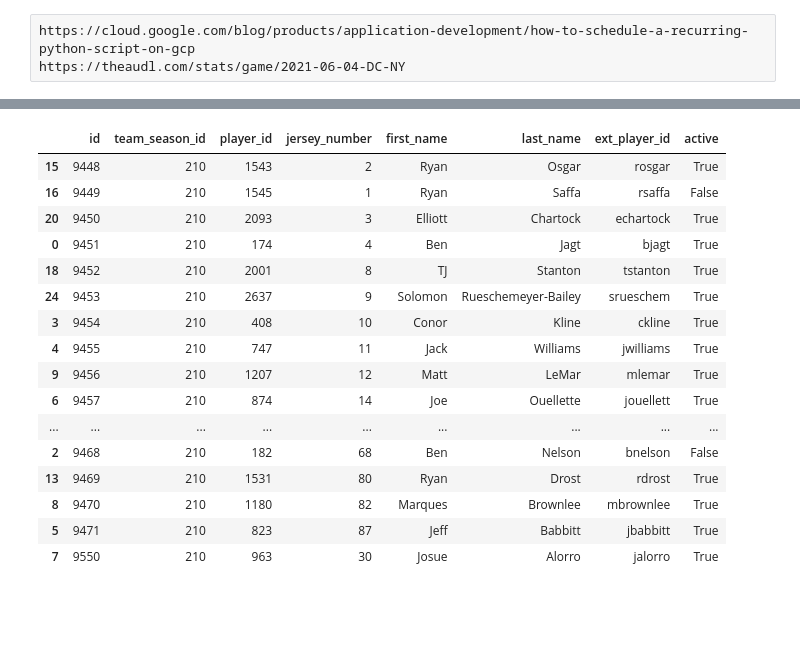
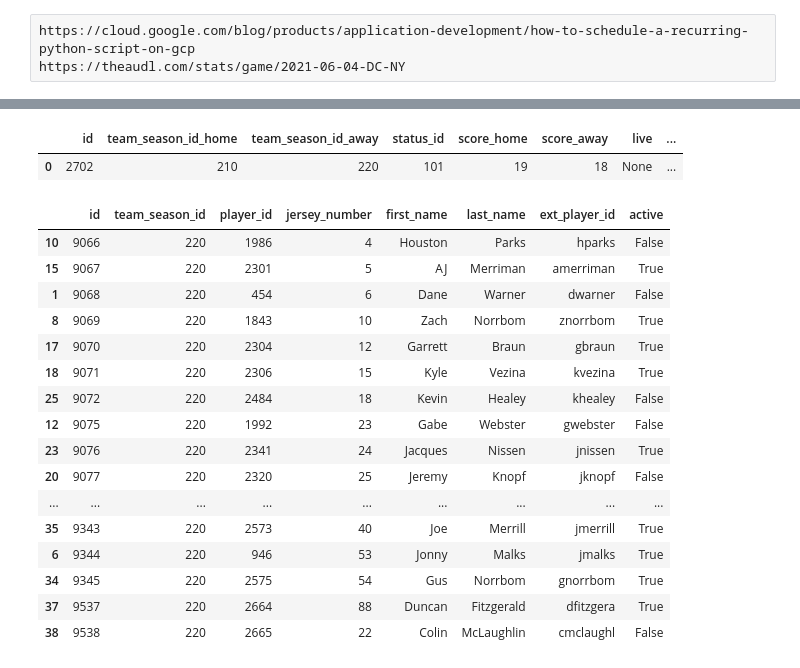
Before and after one commit to JohnLithio/AUDL-Advanced-Stats, a Jupyter notebook: Exploration.ipynb, the cells around one changed output, grey strips where cells are left out. Cells and saved outputs as stored; diff of their text form; code cells hidden in the pictures; blank space fills up the shorter version.

```diff
--- a/Exploration.ipynb
+++ b/Exploration.ipynb
@@ -25,22 +28,27 @@ s.get_game_urls(override=False)[:5]
 # %%
-g = audl.Game(s.game_urls[0])
+g = audl.Game(s.games["url"].iloc[0])
+# %%
+g.get_game_info()
+# %% [output]
+|  | id | team_season_id_home | team_season_id_away | status_id | score_home | score_away | live | ... |
+| 0 | 2702 | 210 | 220 | 101 | 19 | 18 | None | ... |
 # %%
-g.get_home_roster().sort_values(["id"])
+g.get_away_roster().sort_values(["id"])
 # %% [output]
 |  | id | team_season_id | player_id | jersey_number | first_name | last_name | ext_player_id | active |
-| 15 | 9448 | 210 | 1543 | 2 | Ryan | Osgar | rosgar | True |
-| 16 | 9449 | 210 | 1545 | 1 | Ryan | Saffa | rsaffa | False |
-| 20 | 9450 | 210 | 2093 | 3 | Elliott | Chartock | echartock | True |
-| 0 | 9451 | 210 | 174 | 4 | Ben | Jagt | bjagt | True |
-| 18 | 9452 | 210 | 2001 | 8 | TJ | Stanton | tstanton | True |
-| 24 | 9453 | 210 | 2637 | 9 | Solomon | Rueschemeyer-Bailey | srueschem | True |
-| 3 | 9454 | 210 | 408 | 10 | Conor | Kline | ckline | True |
-| 4 | 9455 | 210 | 747 | 11 | Jack | Williams | jwilliams | True |
-| 9 | 9456 | 210 | 1207 | 12 | Matt | LeMar | mlemar | True |
-| 6 | 9457 | 210 | 874 | 14 | Joe | Ouellette | jouellett | True |
+| 10 | 9066 | 220 | 1986 | 4 | Houston | Parks | hparks | False |
+| 15 | 9067 | 220 | 2301 | 5 | AJ | Merriman | amerriman | True |
+| 1 | 9068 | 220 | 454 | 6 | Dane | Warner | dwarner | False |
+| 8 | 9069 | 220 | 1843 | 10 | Zach | Norrbom | znorrbom | True |
+| 17 | 9070 | 220 | 2304 | 12 | Garrett | Braun | gbraun | True |
+| 18 | 9071 | 220 | 2306 | 15 | Kyle | Vezina | kvezina | True |
+| 25 | 9072 | 220 | 2484 | 18 | Kevin | Healey | khealey | False |
+| 12 | 9075 | 220 | 1992 | 23 | Gabe | Webster | gwebster | False |
+| 23 | 9076 | 220 | 2341 | 24 | Jacques | Nissen | jnissen | True |
+| 20 | 9077 | 220 | 2320 | 25 | Jeremy | Knopf | jknopf | False |
 | ... | ... | ... | ... | ... | ... | ... | ... | ... |
-| 2 | 9468 | 210 | 182 | 68 | Ben | Nelson | bnelson | False |
-| 13 | 9469 | 210 | 1531 | 80 | Ryan | Drost | rdrost | True |
-| 8 | 9470 | 210 | 1180 | 82 | Marques | Brownlee | mbrownlee | True |
-| 5 | 9471 | 210 | 823 | 87 | Jeff | Babbitt | jbabbitt | True |
-| 7 | 9550 | 210 | 963 | 30 | Josue | Alorro | jalorro | True |
+| 35 | 9343 | 220 | 2573 | 40 | Joe | Merrill | jmerrill | True |
+| 6 | 9344 | 220 | 946 | 53 | Jonny | Malks | jmalks | True |
+| 34 | 9345 | 220 | 2575 | 54 | Gus | Norrbom | gnorrbom | True |
+| 37 | 9537 | 220 | 2664 | 88 | Duncan | Fitzgerald | dfitzgera | True |
+| 38 | 9538 | 220 | 2665 | 22 | Colin | McLaughlin | cmclaughl | False |
```
Also changed, not shown: parts of 11 cells of this notebook.
